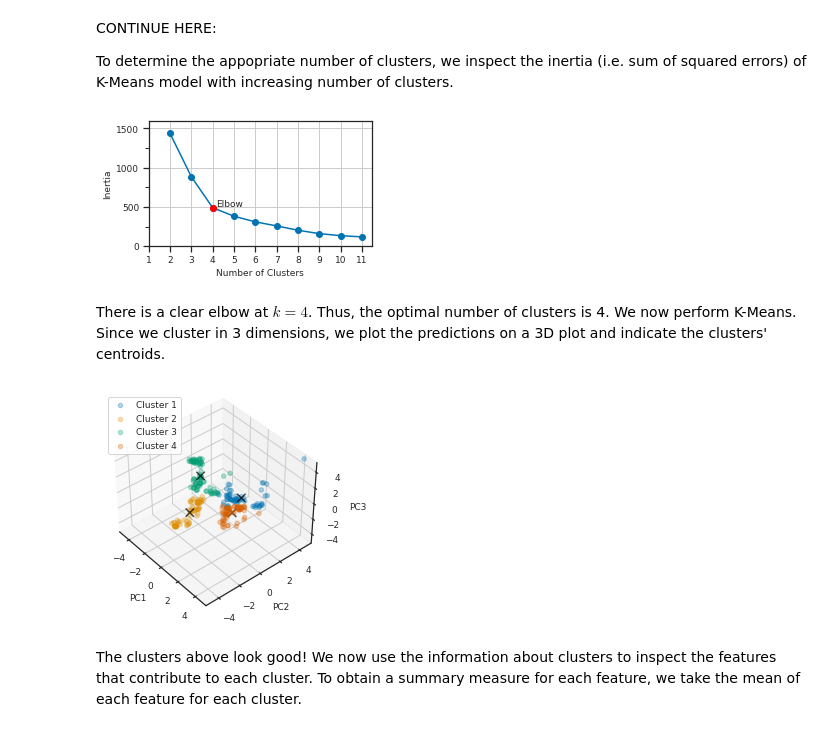
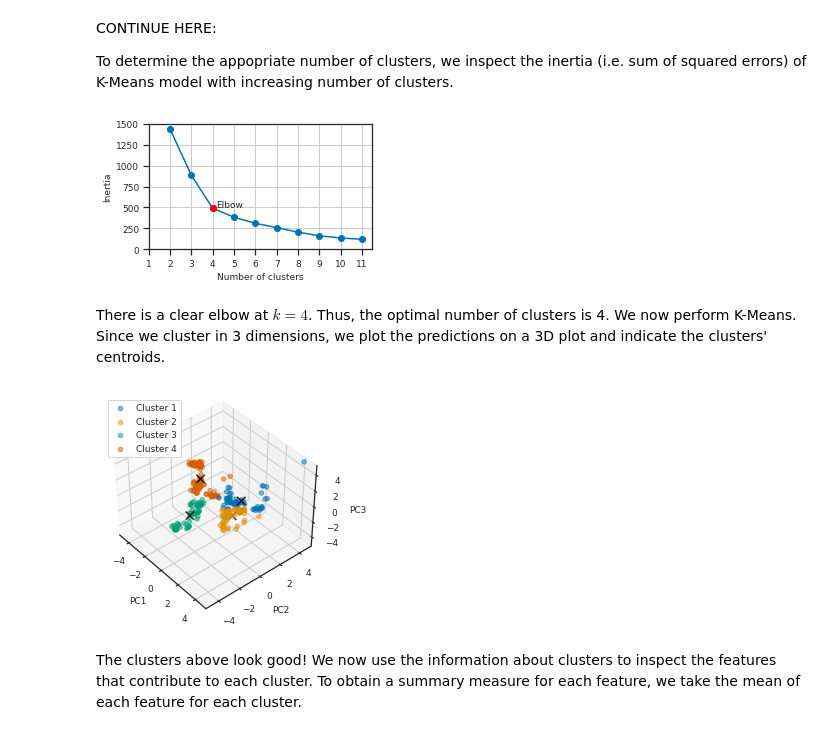
Before and after one commit to filipbalucha/FDS_final_project, a Jupyter notebook: data_analysis.ipynb, the cells around one changed output. Drawn from its saved outputs; the diff is of its cells as text; code cells hidden in the pictures.

```diff
--- a/data_analysis.ipynb
+++ b/data_analysis.ipynb
@@ -841,30 +828,30 @@ for i in range(2, 12):
 # %%
 elbow = 4
 
 plt.figure(figsize=(4, 2.5))
 ax1 = plt.gca()
 
-plt.plot(list(range(2,12)), inertia, '-o')
-plt.xticks(list(range(0,12)))
+plt.plot(range(2,12), inertia, '-o')
+plt.xticks(range(0,12))
 plt.ylabel('Inertia', fontsize=9)
-plt.xlabel('Number of Clusters', fontsize=9)
+plt.xlabel('Number of clusters', fontsize=9)
 
 plt.plot(elbow, inertia[elbow-2], color='red', marker='o', label='elbow')
 plt.annotate('Elbow', (elbow + 0.15, inertia[elbow-2] + 20), size=9)
 
-ax1.set_xticks(list(range(0, 12)))
-ax1.yaxis.set_minor_locator(MultipleLocator(250))
+ax1.set_xticks(range(0, 12))
+ax1.set_yticks(range(0, 1600, 250))
 ax1.tick_params(axis='both', which='major', labelsize=9)
 
 plt.tight_layout()
 plt.xlim(1,None)
-plt.ylim(0,1600)
+plt.ylim(0,None)
 plt.grid()
 
 plt.savefig('report/k_screeplot.pdf', bbox_inches='tight')
 plt.show()
 # %% [output]
-[figure, old version]
+[figure, new version]
 # %% [markdown]
 There is a clear elbow at $k=4$. Thus, the optimal number of clusters is 4. We now perform K-Means. Since we cluster in 3 dimensions, we plot the predictions on a 3D plot and indicate the clusters' centroids.
 # %%
@@ -884,10 +871,10 @@ ax = fig.add_subplot(111, projection='3d')
 df_transformed['prediction'] = prediction
 for i in range(0,4):
     df_sub = df_transformed.loc[df_transformed['prediction'] == i]
-    ax.scatter(df_sub['PC1'], df_sub['PC2'], df_sub['PC3'], cmap='cool', alpha=0.3, label=f'Cluster {i+1}')
+    ax.scatter(df_sub['PC1'], df_sub['PC2'], df_sub['PC3'], cmap='cool', alpha=0.5, label=f'Cluster {i+1}')
 
 # Plot cluster centres
-ax.scatter(centres[:,0], centres[:,1], centres[:,2], marker='x', color='black', s=70, alpha=0.7)
+ax.scatter(centres[:,0], centres[:,1], centres[:,2], marker='x', color='black', s=70, alpha=0.8)
 
 ax.legend(loc='upper left', prop={ 'size': 9 })
 ax.set_xlabel('PC1', fontsize=9)
@@ -910,7 +897,7 @@ plt.savefig('report/3d_clusters.pdf', bbox_inches='tight')
 
 plt.show()
 # %% [output]
-[figure, old version]
+[figure, new version]
 # %% [markdown]
 The clusters above look good! We now use the information about clusters to inspect the features that contribute to each cluster. To obtain a summary measure for each feature, we take the mean of each feature for each cluster.
 # %%
```
Also changed, not shown: parts of 14 cells of this notebook, 14 other files.
